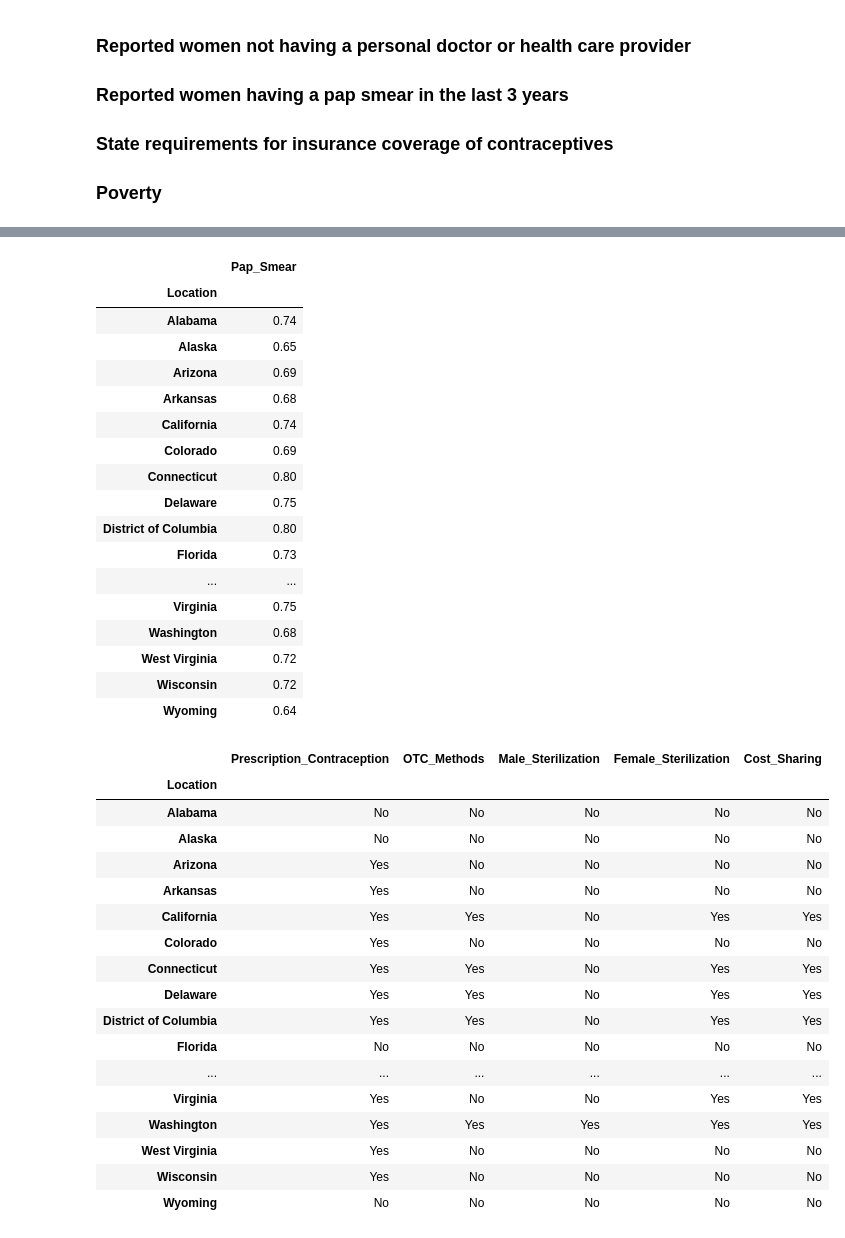
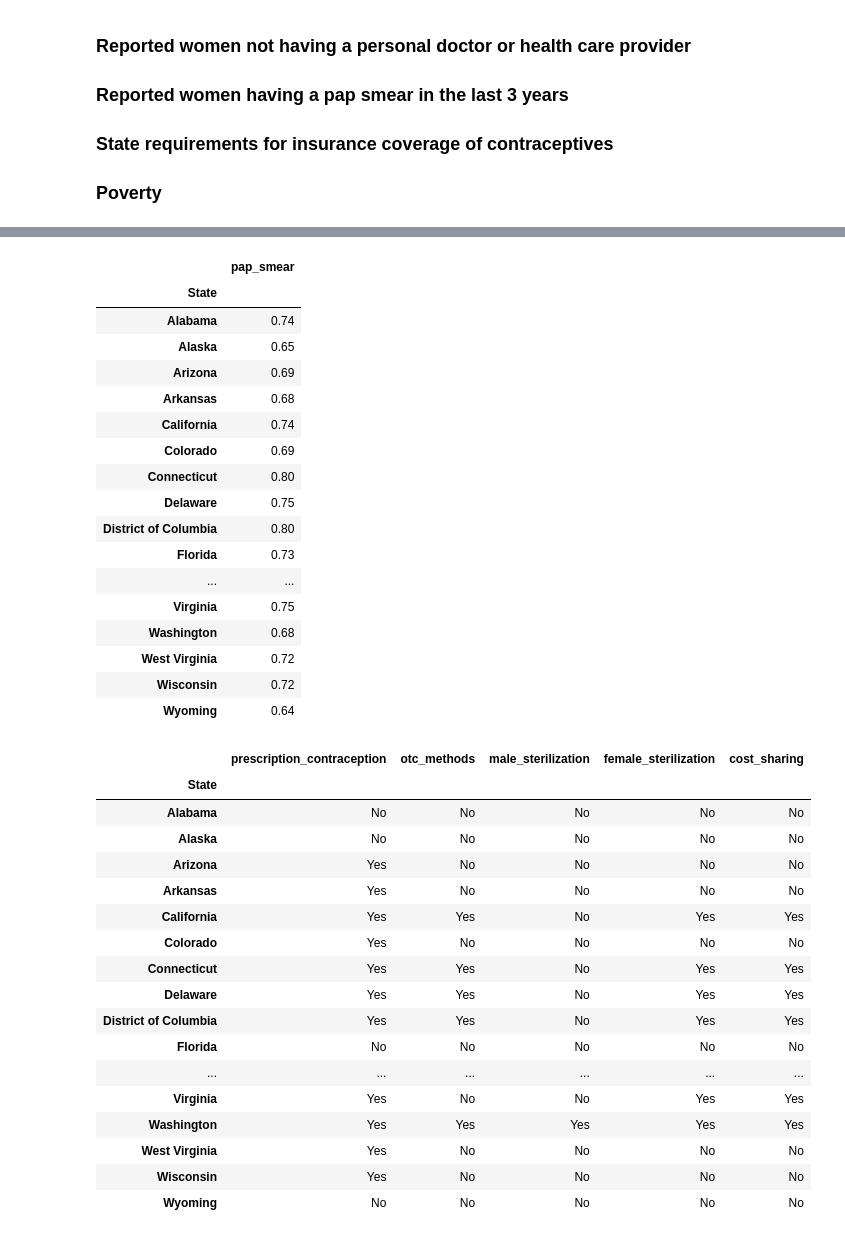
Before and after one commit to sarahcrozier/Reproductive_Health_Access, a Jupyter notebook: Resources/Provisional_Machine_Learning_Model.ipynb, the cells around one changed output, grey strips where cells are left out. Cells and saved outputs as stored; diff of their text form; code cells hidden in the pictures.

```diff
--- a/Resources/Provisional_Machine_Learning_Model.ipynb
+++ b/Resources/Provisional_Machine_Learning_Model.ipynb
@@ -283,15 +205,12 @@ no_doctor_df
 | Wisconsin | 0.09 |
 | Wyoming | 0.20 |
 # %%
-pap_smear_df = pd.read_csv("Reported_Pap_Smear_3_Years.csv",
-                           skiprows=[0,1,3,55,56,57,58,59,60,61,62,63,64,65,66,67,68,69,70,71],
-                           index_col='Location')
-pap_smear_df = pap_smear_df.drop(columns='Footnotes')
-pap_smear_df = pap_smear_df.rename(columns={"All Women": "Pap_Smear"})
+pap_smear_df = pd.read_csv("Pap_Smear.csv", index_col='State')
+pap_smear_df = pap_smear_df.rename(columns={"All Women": "pap_smear"})
 pap_smear_df
 # %% [output]
-|  | Pap_Smear |
-| Location |  |
+|  | pap_smear |
+| State |  |
 | Alabama | 0.74 |
 | Alaska | 0.65 |
 | Arizona | 0.69 |
@@ -309,20 +228,17 @@ pap_smear_df
 | Wisconsin | 0.72 |
 | Wyoming | 0.64 |
 # %%
-ins_contraceptives_df = pd.read_csv("State_Requirements_Ins_Coverage_Contraceptives.csv",
-                                   skiprows=[0,1,3,55,56,57,58,59,60,61,62,63,64,65,66,67,68,69,70,71,72,73,74],
-                                   index_col='Location')
-ins_contraceptives_df = ins_contraceptives_df.drop(columns="Footnotes")
-ins_contraceptives_df = ins_contraceptives_df.rename(columns={"State Requires Coverage of Prescription Contraception": "Prescription_Contraception",
-                                                             "State Requires Coverage of Over-the-counter Methods": "OTC_Methods",
-                                                             "State Requires Coverage of Male Sterilization": "Male_Sterilization",
-                                                             "State Requires Coverage of Female Sterilization": "Female_Sterilization",
-                                                             "State Prohibits cost sharing": "Cost_Sharing"})
+ins_contraceptives_df = pd.read_csv("Ins_Coverage_Contraceptives.csv",index_col='State')
+ins_contraceptives_df = ins_contraceptives_df.rename(columns={"State Requires Coverage of Prescription Contraception": "prescription_contraception",
+                                                             "State Requires Coverage of Over-the-counter Methods": "otc_methods",
+                                                             "State Requires Coverage of Male Sterilization": "male_sterilization",
+                                                             "State Requires Coverage of Female Sterilization": "female_sterilization",
+                                                             "State Prohibits cost sharing": "cost_sharing"})
 
 ins_contraceptives_df
 # %% [output]
-|  | Prescription_Contraception | OTC_Methods | Male_Sterilization | Female_Sterilization | Cost_Sharing |
-| Location |  |  |  |  |  |
+|  | prescription_contraception | otc_methods | male_sterilization | female_sterilization | cost_sharing |
+| State |  |  |  |  |  |
 | Alabama | No | No | No | No | No |
 | Alaska | No | No | No | No | No |
 | Arizona | Yes | No | No | No | No |
```
Also changed, not shown: parts of 25 cells of this notebook, 29 other files.
